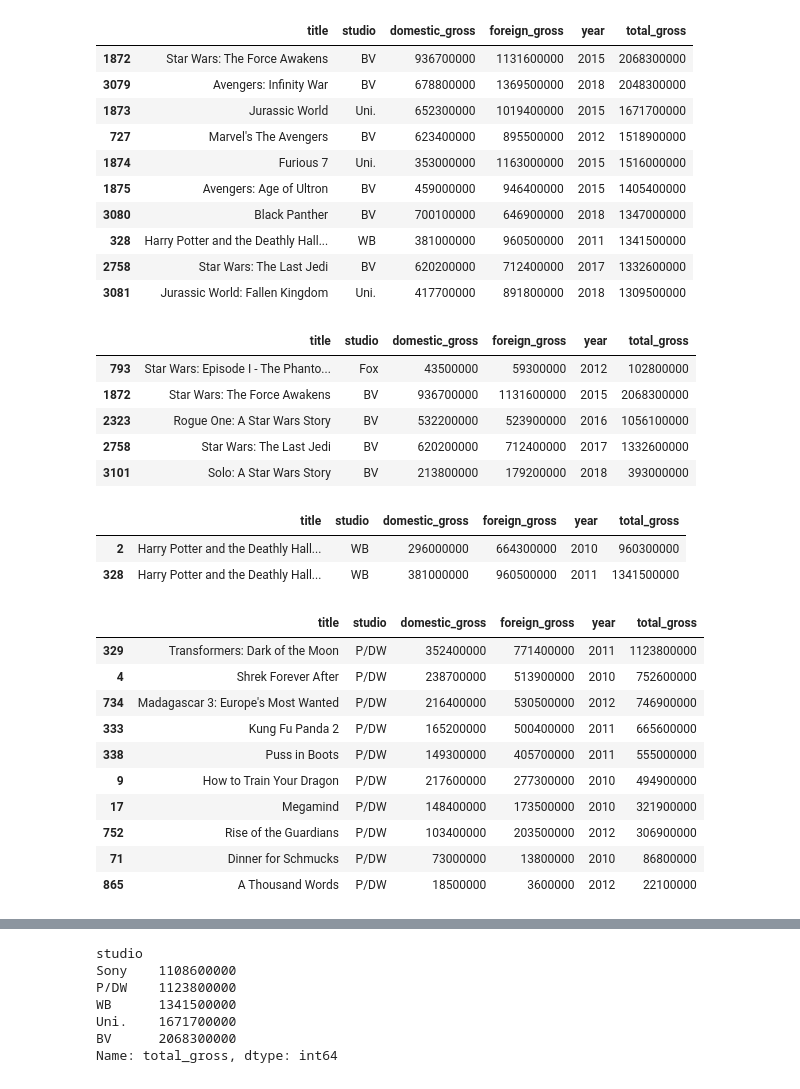
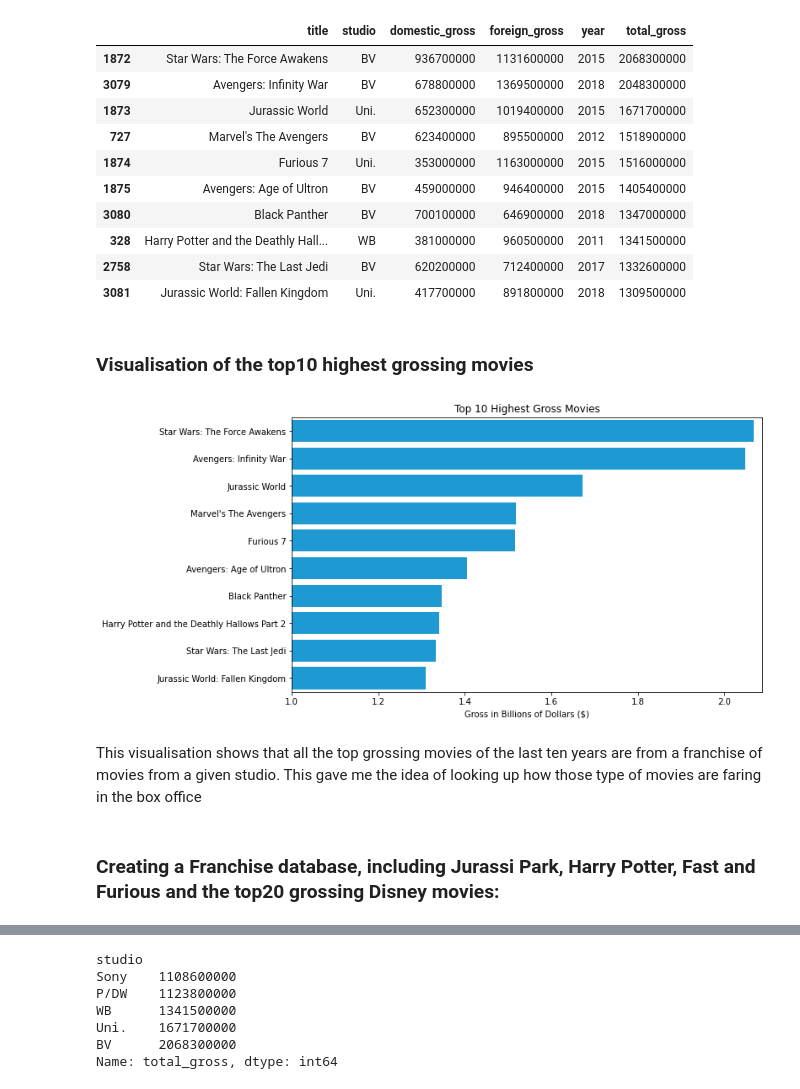
Before and after one commit to epradojr/Microsoft-Movie-Studio-Business-Proposition, a Jupyter notebook: dsc-phase1-project-marcelo.ipynb, the cells around one changed output, grey strips where cells are left out. Saved outputs shown, nothing was run; the diff lists cells and outputs as text; code cells hidden in the pictures.

Commit message:
franchise movies visualisation

```diff
--- a/dsc-phase1-project-marcelo.ipynb
+++ b/dsc-phase1-project-marcelo.ipynb
@@ -184,12 +184,36 @@ gross_df.sort_values(by='total_gross', ascending=False)[:10]
 | 328 | Harry Potter and the Deathly Hall... | WB | 381000000 | 960500000 | 2011 | 1341500000 |
 | 2758 | Star Wars: The Last Jedi | BV | 620200000 | 712400000 | 2017 | 1332600000 |
 | 3081 | Jurassic World: Fallen Kingdom | Uni. | 417700000 | 891800000 | 2018 | 1309500000 |
-# %%
-gross_df[gross_df['title'].str.contains('Star Wars')]
-# %% [output]
-|  | title | studio | domestic_gross | foreign_gross | year | total_gross |
-| 793 | Star Wars: Episode I - The Phanto... | Fox | 43500000 | 59300000 | 2012 | 102800000 |
-| 1872 | Star Wars: The Force Awakens | BV | 936700000 | 1131600000 | 2015 | 2068300000 |
-| 2323 | Rogue One: A Star Wars Story | BV | 532200000 | 523900000 | 2016 | 1056100000 |
-| 2758 | Star Wars: The Last Jedi | BV | 620200000 | 712400000 | 2017 | 1332600000 |
-| 3101 | Solo: A Star Wars Story | BV | 213800000 | 179200000 | 2018 | 393000000 |
+# %%
+def turn_to_billions(value):
+    '''
+    Input: list of values
+    Output: list of values with all values divided by 1 billion
+    '''
+    for i in range(len(value)):
+        value[i] /= 1000000000
+
+    return value
+# %%
+x_lim = sorted(gross_df.sort_values(by='total_gross', ascending=False)[:10]['total_gross'].tolist())[-1] / 1000000000
+# %% [markdown]
+### Visualisation of the top10 highest grossing movies
+# %%
+height_top10_gross = sorted(gross_df.sort_values(by='total_gross', ascending=False)[:10]['total_gross'].tolist())
+x_top10_gross = gross_df.sort_values(by='total_gross', ascending=False)[:10]['title'].values.tolist()
+
+fig, ax = plt.subplots(figsize=(10,6))
+height_top10_gross.reverse()
+
+turn_to_billions(height_top10_gross)
+
+ax.set_xlim(1, x_lim+.02)
+barplot = sns.barplot(x=height_top10_gross, y=x_top10_gross, data=gross_df, color='#00A4EF')
+barplot.set(title='Top 10 Highest Gross Movies', xlabel='Gross in Billions of Dollars ($)');
+# plt.savefig('output9.png', bbox_inches='tight')
+# %% [output]
+[figure, added]
+# %% [markdown]
+This visualisation shows that all the top grossing movies of the last ten years are from a franchise of movies from a given studio. This gave me the idea of looking up how those type of movies are faring in the box office
+# %% [markdown]
+### Creating a Franchise database, including Jurassi Park, Harry Potter, Fast and Furious and the top20 grossing Disney movies:
@@ -196,20 +234,6 @@ gross_df[gross_df['title'].str.contains('Star Wars')]
 # %%
-gross_df[gross_df['title'].str.contains('Harry Potter')]
+# Harry Potter franchise
+hp_df = gross_df[gross_df['title'].str.contains('Harry Potter')].copy()
-# %% [output]
-|  | title | studio | domestic_gross | foreign_gross | year | total_gross |
-| 2 | Harry Potter and the Deathly Hall... | WB | 296000000 | 664300000 | 2010 | 960300000 |
-| 328 | Harry Potter and the Deathly Hall... | WB | 381000000 | 960500000 | 2011 | 1341500000 |
 # %%
-gross_df[gross_df['studio'].str.contains('DW')].sort_values(by=['total_gross'], ascending=False)[:30]
+# Disney top20 gross movies
+dis_df = gross_df[gross_df['studio'].str.contains('BV')].sort_values(by=['total_gross'], ascending=False)[:20].copy()
-# %% [output]
-|  | title | studio | domestic_gross | foreign_gross | year | total_gross |
-| 329 | Transformers: Dark of the Moon | P/DW | 352400000 | 771400000 | 2011 | 1123800000 |
-| 4 | Shrek Forever After | P/DW | 238700000 | 513900000 | 2010 | 752600000 |
-| 734 | Madagascar 3: Europe's Most Wanted | P/DW | 216400000 | 530500000 | 2012 | 746900000 |
-| 333 | Kung Fu Panda 2 | P/DW | 165200000 | 500400000 | 2011 | 665600000 |
-| 338 | Puss in Boots | P/DW | 149300000 | 405700000 | 2011 | 555000000 |
-| 9 | How to Train Your Dragon | P/DW | 217600000 | 277300000 | 2010 | 494900000 |
-| 17 | Megamind | P/DW | 148400000 | 173500000 | 2010 | 321900000 |
-| 752 | Rise of the Guardians | P/DW | 103400000 | 203500000 | 2012 | 306900000 |
-| 71 | Dinner for Schmucks | P/DW | 73000000 | 13800000 | 2010 | 86800000 |
-| 865 | A Thousand Words | P/DW | 18500000 | 3600000 | 2012 | 22100000 |
```
Also changed, not shown: parts of 29 cells of this notebook.
